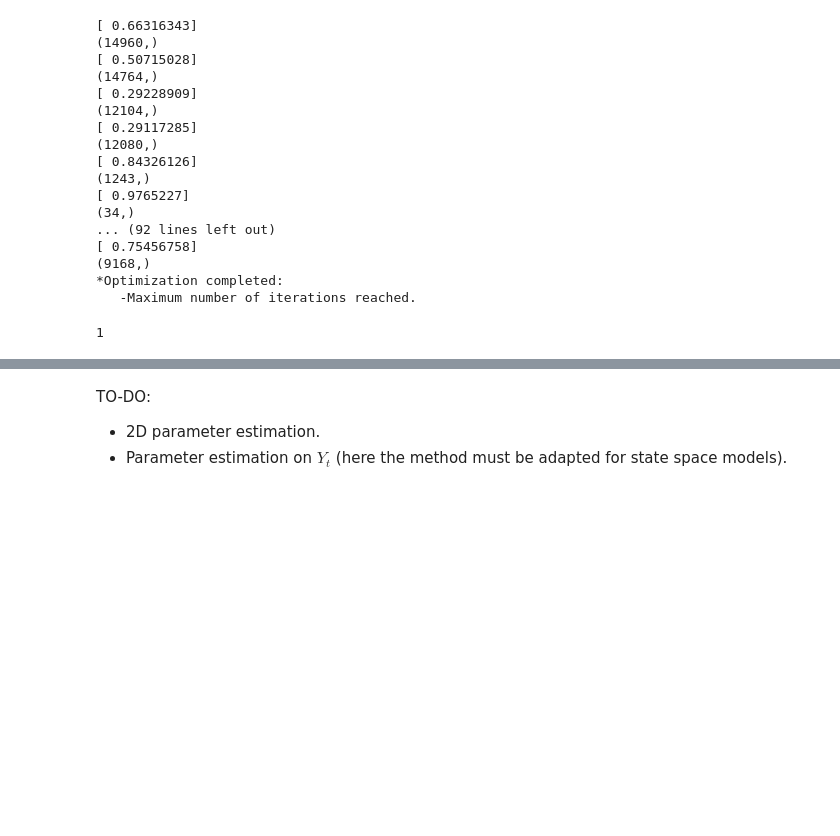
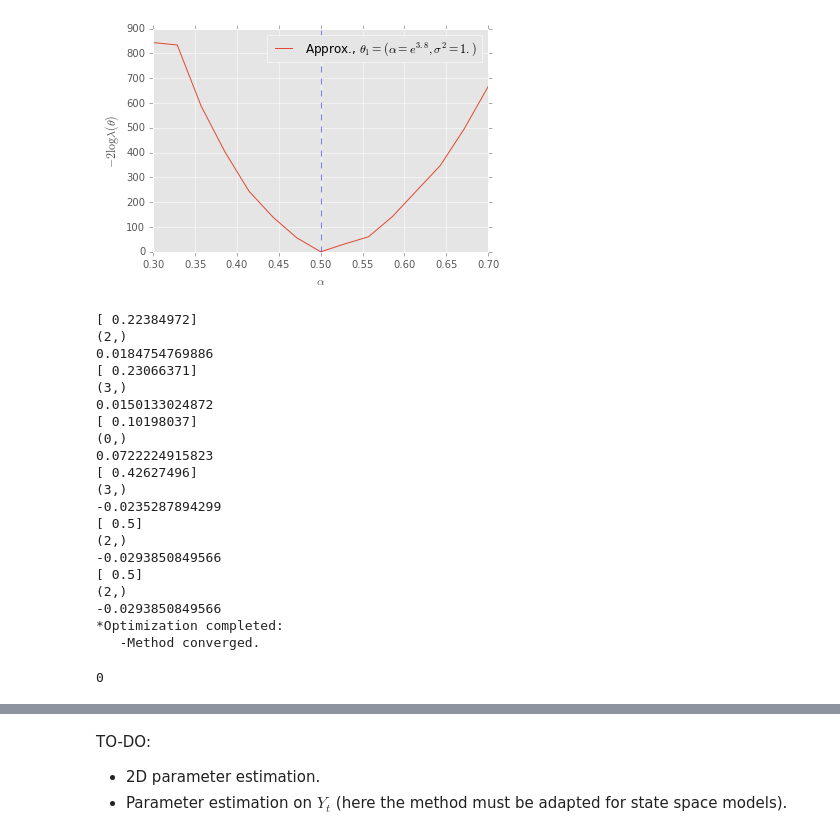
Before and after one commit to jgpavez/TimeSeriesEstimation, a Jupyter notebook: autoreg.ipynb, the cells around one changed output, grey strips where cells are left out. Cells and saved outputs as stored; diff of their text form; code cells hidden in the pictures; blank space fills up the shorter version.

```diff
--- a/autoreg.ipynb
+++ b/autoreg.ipynb
@@ -318 +372,15 @@ def objective(theta, random_state=0):
     return value
+# %%
+# Evaluate log-likelihood ratio
+n_points = 15
+shared_alpha.set_value(alpha_value)
+#X_true = p0.rvs(15000, random_state=rng)
+
+approx_contours = np.zeros(len(As))
+zeroes = np.zeros(len(As))
+for i,a in enumerate(As):
+    approx_contours[i] = objective([a],X_true=X_true)
+    print('Iteration {0}: {1}'.format(i,a))
+
+
+approx_contours = 2. * (approx_contours - approx_contours.min()) * len(X_true)
@@ -319,27 +405,45 @@ def objective(theta, random_state=0):
+# %%
+fig = plt.figure()
+ax = fig.add_subplot(1,1,1)
+
+ax.plot(As, approx_contours, label=r"Approx., $\theta_1=(\alpha=0.5,\sigma^2=1.)$")
+ax.set_xlabel(r"$\alpha$")
+ax.set_ylabel(r"$-2 \log \lambda(\theta)$")
+
+ax.legend()
+ax.set_xlim(bounds[0][0],bounds[0][1])
+ax.axvline(x=alpha_value,linestyle='dashed',alpha=0.5)
+#plt.savefig('likelihood_comp.pdf')
+plt.show()
+# %% [output]
+[figure, added]
 # %%
 from GPyOpt.methods import BayesianOptimization
-bounds = [(0.01,1.0)]
+bounds = [(0.1,0.5)]
 solver = BayesianOptimization(vectorize(objective), bounds)
 solver.run_optimization(max_iter=50, true_gradients=False)
 # %% [output]
-[ 0.66316343]
-(14960,)
-[ 0.50715028]
-(14764,)
-[ 0.29228909]
-(12104,)
-[ 0.29117285]
-(12080,)
-[ 0.84326126]
-(1243,)
-[ 0.9765227]
-(34,)
-... (92 lines left out)
-[ 0.75456758]
-(9168,)
+[ 0.22384972]
+(2,)
+0.0184754769886
+[ 0.23066371]
+(3,)
+0.0150133024872
+[ 0.10198037]
+(0,)
+0.0722224915823
+[ 0.42627496]
+(3,)
+-0.0235287894299
+[ 0.5]
+(2,)
+-0.0293850849566
+[ 0.5]
+(2,)
+-0.0293850849566
 *Optimization completed:
-   -Maximum number of iterations reached.
+   -Method converged.
-1
+0
 # %%
 approx_MLE = solver.x_opt
 print solver.x_opt
```
Also changed, not shown: parts of 22 cells of this notebook.
